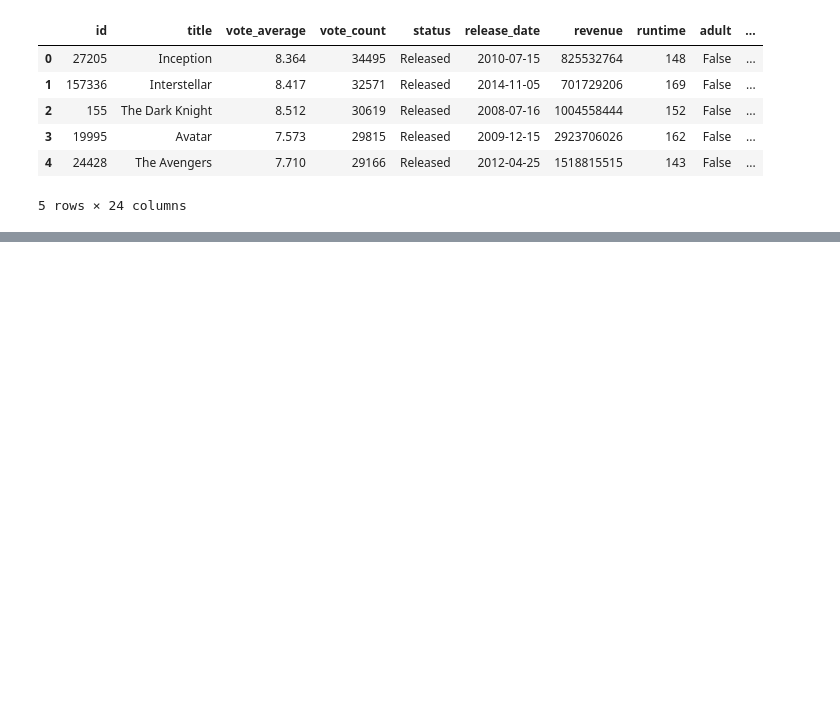
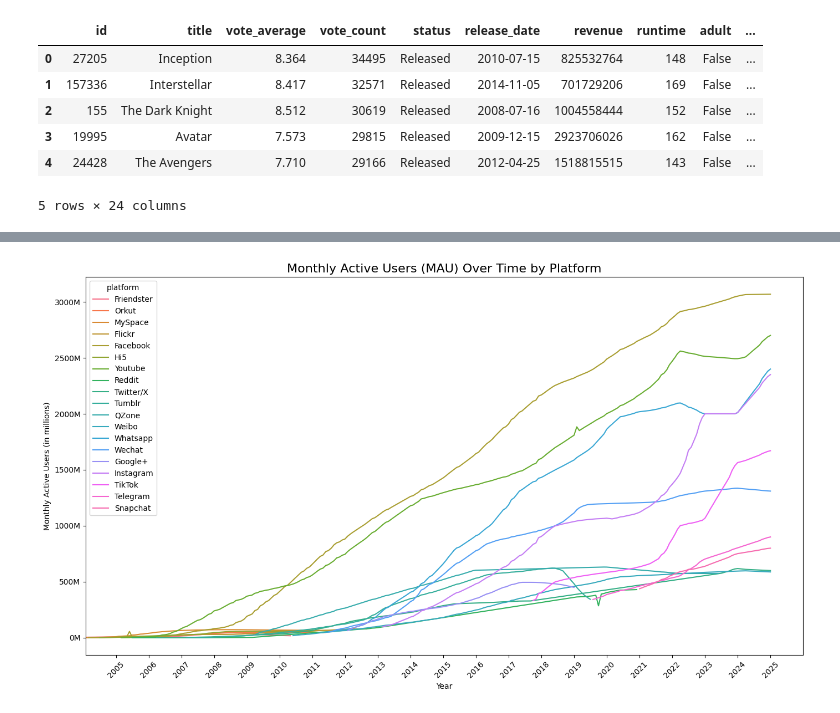
Before and after one commit to carloscailao/CSMODEL, a Jupyter notebook: notebook.ipynb, the cells around one changed output, grey strips where cells are left out. Saved outputs shown, nothing was run; the diff lists cells and outputs as text; code cells hidden in the pictures; blank space fills up the shorter version.

```diff
--- a/notebook.ipynb
+++ b/notebook.ipynb
@@ -551,0 +834,22 @@ memory usage: 711.9+ KB
+# %%
+plt.figure(figsize=(14, 8))
+
+plot_df = cleanedSocialMediaDf.copy()
+plot_df = plot_df[plot_df['year_month'].dt.year <= 2025]
+plot_df['mau_millions'] = plot_df['mau'] / 1_000_000
+
+sns.lineplot(data=plot_df, x='year_month', y='mau_millions', hue='platform')
+plt.title("Monthly Active Users (MAU) Over Time by Platform", fontsize=16)
+plt.xlabel("Year")
+plt.ylabel("Monthly Active Users (in millions)")
+
+ax = plt.gca()
+ax.xaxis.set_major_locator(mdates.YearLocator(1))
+ax.xaxis.set_major_formatter(mdates.DateFormatter('%Y'))
+plt.xticks(rotation=45)
+ax.yaxis.set_major_formatter(ticker.FuncFormatter(lambda x, _: f'{int(x)}M'))
+plt.xlim([cleanedSocialMediaDf['year_month'].min(), pd.Timestamp('2025-12-31')])
+plt.tight_layout()
+plt.show()
+# %% [output]
+[figure, added]
```
Also changed, not shown: parts of 80 cells of this notebook.
